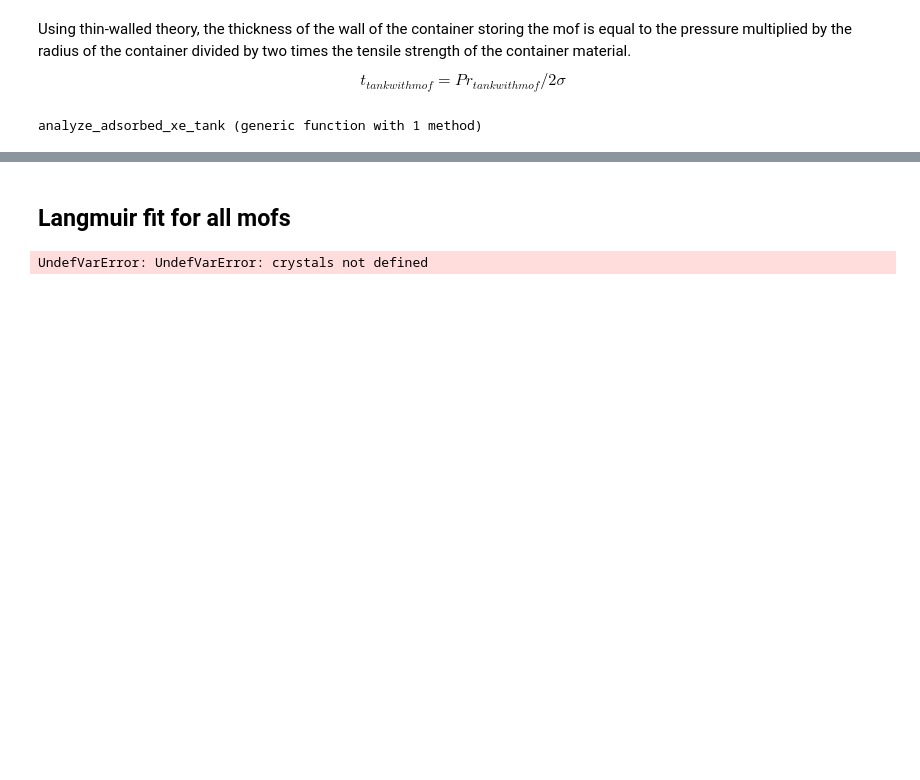
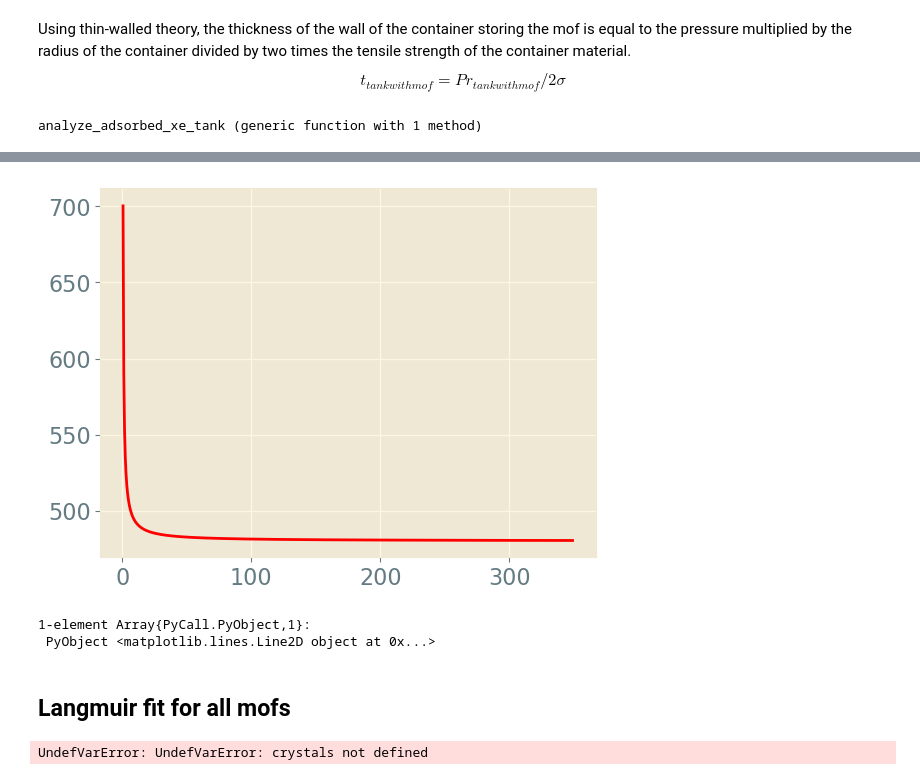
Before and after one commit to SimonEnsemble/PropellantStorage, a Jupyter notebook: Xe_Propellant_Storage.ipynb, the cells around one changed output, grey strips where cells are left out. Saved outputs shown, nothing was run; the diff lists cells and outputs as text; code cells hidden in the pictures; blank space fills up the shorter version.

```diff
--- a/Xe_Propellant_Storage.ipynb
+++ b/Xe_Propellant_Storage.ipynb
@@ -527,0 +481,7 @@ Dict{String,Any} with 12 entries:
+# %%
+plot(pressures,dict_axe["SBMOF-1"]["Mass of MOF with adsorbed Xe (kg)"],color="r")
+# this does NOT make intuitive sense to me. Should the mass of the required MOF material go down with pressure?
+# %% [output]
+[figure, added]
+1-element Array{PyCall.PyObject,1}:
+ PyObject <matplotlib.lines.Line2D object at 0x...>
```
Also changed, not shown: parts of 18 cells of this notebook, 1 other file.
